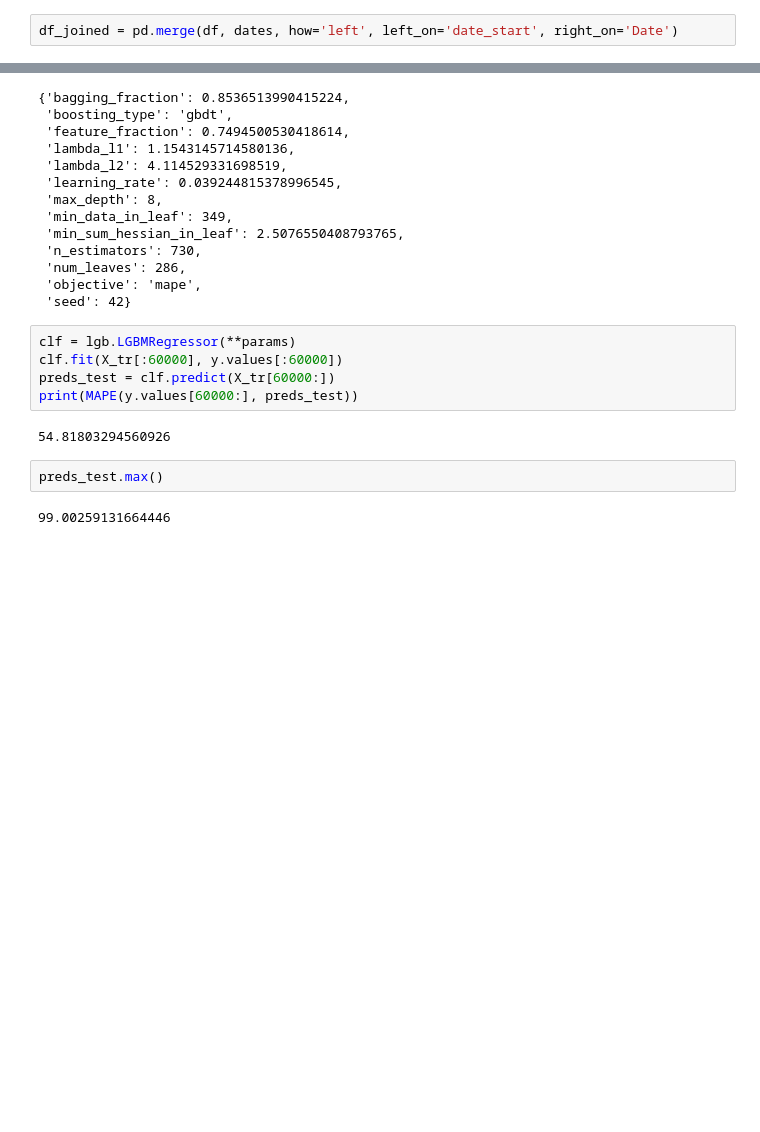
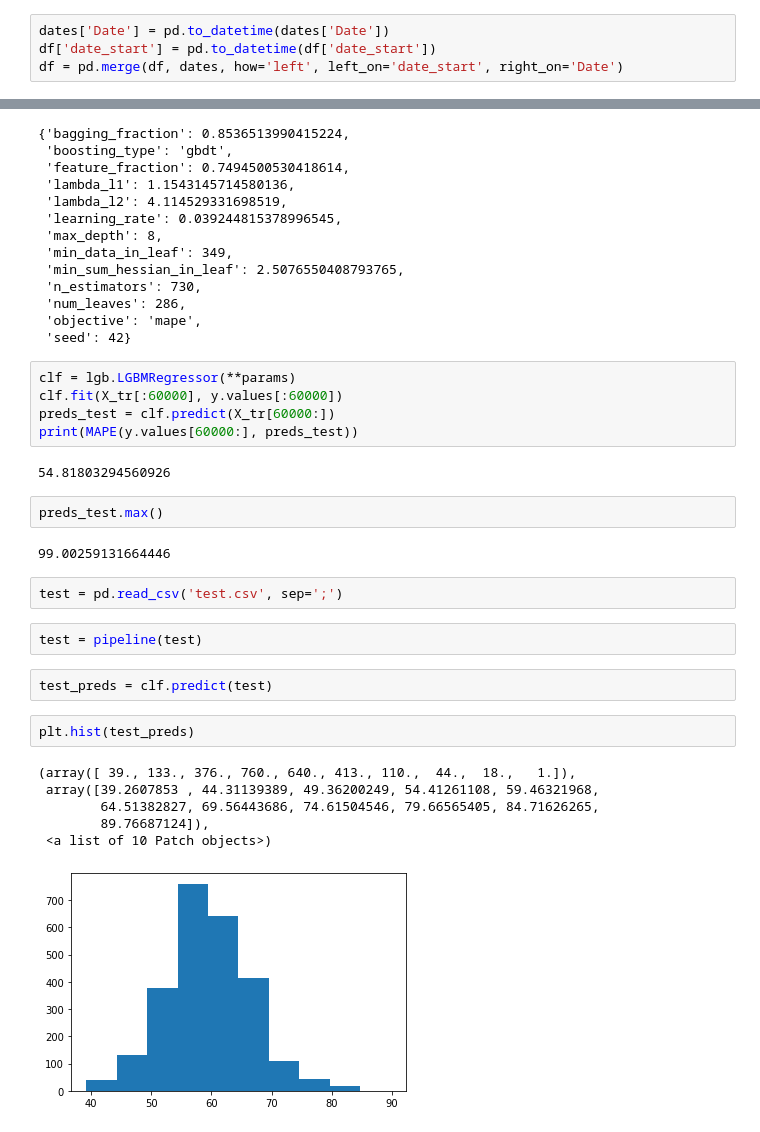
Before and after one commit to srzhn/mega_case, a Jupyter notebook: case_solution.ipynb, the cells around one changed output, grey strips where cells are left out. Cells and saved outputs as stored; diff of their text form; blank space fills up the shorter version.

Commit message:
add pipeline for test

```diff
--- a/case_solution.ipynb
+++ b/case_solution.ipynb
@@ -135,5 +154,7 @@ df['date_start'] = pd.to_datetime(df['date_start'])
 # %%
-df_joined = pd.merge(df, dates, how='left', left_on='date_start', right_on='Date')
+dates['Date'] = pd.to_datetime(dates['Date'])
+df['date_start'] = pd.to_datetime(df['date_start'])
+df = pd.merge(df, dates, how='left', left_on='date_start', right_on='Date')
 # %%
 df_joined.head()
 # %% [output]
@@ -343,3 +366,18 @@ print(MAPE(y.values[60000:], preds_test))
 preds_test.max()
 # %% [output]
 99.00259131664446
+# %%
+test = pd.read_csv('test.csv', sep=';')
+# %%
+test = pipeline(test)
+# %%
+test_preds = clf.predict(test)
+# %%
+plt.hist(test_preds)
+# %% [output]
+(array([ 39., 133., 376., 760., 640., 413., 110.,  44.,  18.,   1.]),
+ array([39.2607853 , 44.31139389, 49.36200249, 54.41261108, 59.46321968,
+        64.51382827, 69.56443686, 74.61504546, 79.66565405, 84.71626265,
+        89.76687124]),
+ <a list of 10 Patch objects>)
+[figure, added]
```
Also changed, not shown: parts of 9 cells of this notebook.
